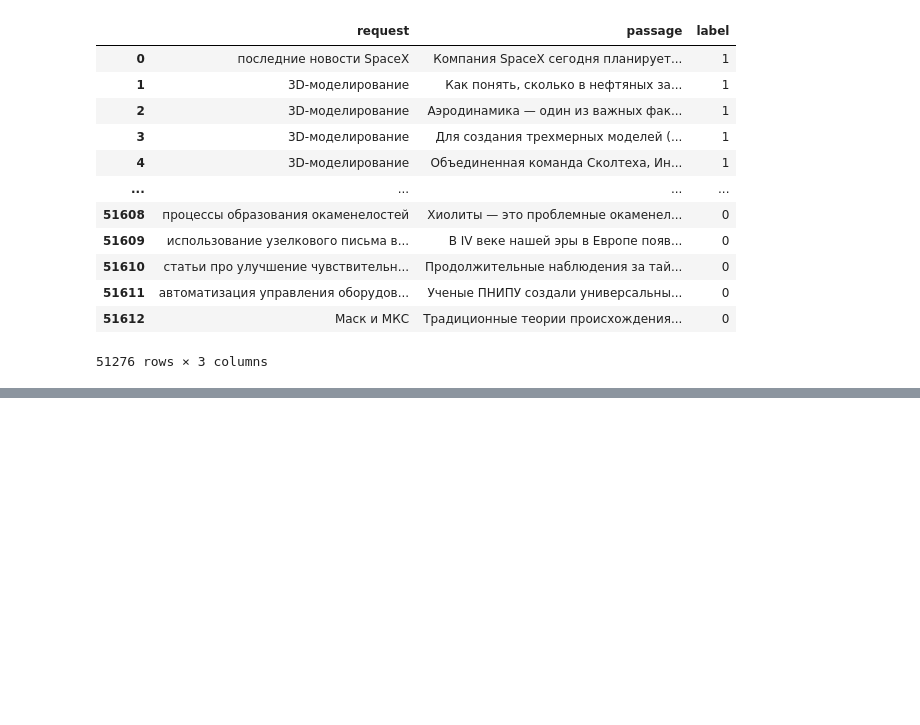
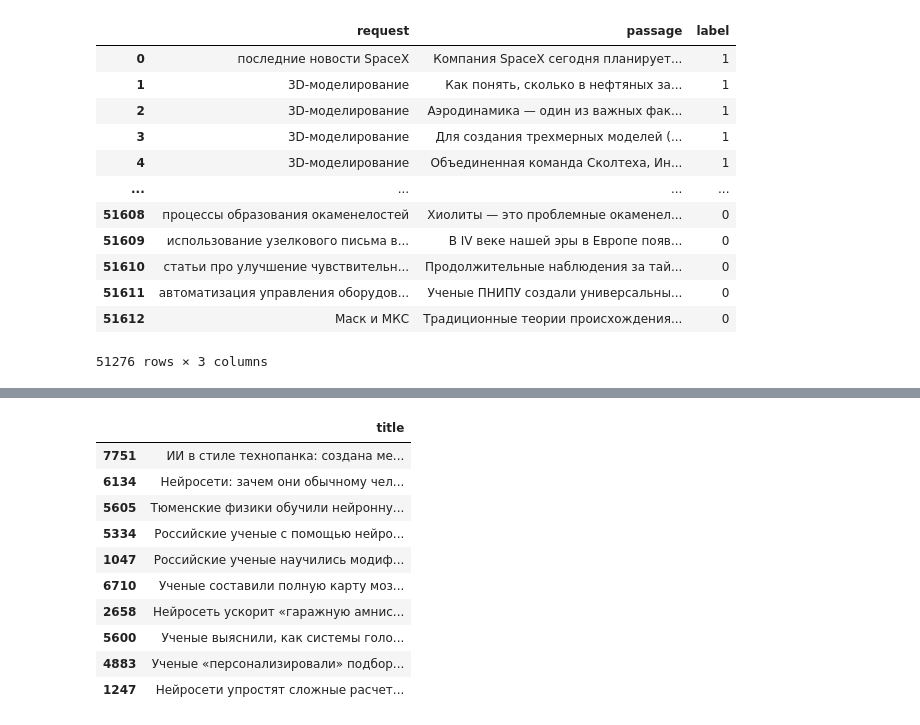
Before and after one commit to VladShajdulin/OTUS_project, a Jupyter notebook: OTUS_project.ipynb, the cells around one changed output, grey strips where cells are left out. Cells and saved outputs as stored; diff of their text form; code cells hidden in the pictures; blank space fills up the shorter version.

```diff
--- a/OTUS_project.ipynb
+++ b/OTUS_project.ipynb
@@ -114,12 +111,12 @@ def semantic_search(query, retriever, reranker, embeddings=embeddings, texts=tex
     documents = [[texts[i] for i in row] for row in raiting]
     pairs = [[(q, d) for d in row] for q, row in zip(query, documents)]
 
-    a = reranker.predict(pairs[0], convert_to_tensor=True)
+    a = reranker.predict(pairs[0], convert_to_tensor=True, batch_size=64)
     new_scores = torch.empty((n_q, top_n), dtype=a.dtype, device=device)
     new_scores[0, :] = a[:]
 
     for i in tqdm(range(1, len(pairs))):
-      new_scores[i, :] = reranker.predict(pairs[i], convert_to_tensor=True)[:]
+      new_scores[i, :] = reranker.predict(pairs[i], convert_to_tensor=True, batch_size=64)[:]
     ranks = torch.argsort(new_scores, descending=True, dim=-1).tolist()
     new_rating = [[rai[i] for i in ran] for rai, ran in zip(raiting, ranks)]
 
@@ -361,0 +405,7 @@ Warning: total number of rows (51276) exceeds max_rows (20000). Limiting to firs
+# %%
+query = list(test_req['request'])
+test_req['search_20_trained'] = semantic_search(query, retriever=model, reranker=pretrained_rr, top_k=20)
+test_req['search_10_trained'] = test_req['search_20_trained'].map(lambda x: x[:10])
+
+path = '/content/drive/MyDrive/Colab Notebooks/OTUS_project/final_search.csv'
+test_req.to_csv(path, index=False)
@@ -361,0 +431,31 @@ Warning: total number of rows (51276) exceeds max_rows (20000). Limiting to firs
+# %%
+def rec_from_search(to_search, search_result, retriever, reranker=None):
+  rel_tags = list(df.iloc[search_result].explode('tags')['tags'].unique())
+  pref_q = [f'query: {q}' for q in [to_search] + rel_tags]
+  request = retriever.encode(
+      pref_q,
+      convert_to_tensor=True,
+      device=device,
+      normalize_embeddings=True
+  )
+  scores = request[1:] @ request[0]
+  query = torch.argsort(scores, descending=True)[1].item()
+
+  return semantic_search(rel_tags[query], retriever=model, reranker=pretrained_rr, top_k=10)[0]
+# %%
+query = 'нейронные сети'
+test_search = semantic_search(query, retriever=model, reranker=None)[0]
+reccomends = rec_from_search(query, test_search, retriever=model, reranker=None)
+df.iloc[test_search][['title']]
+# %% [output]
+|  | title |
+| 7751 | ИИ в стиле технопанка: создана ме... |
+| 6134 | Нейросети: зачем они обычному чел... |
+| 5605 | Тюменские физики обучили нейронну... |
+| 5334 | Российские ученые с помощью нейро... |
+| 1047 | Российские ученые научились модиф... |
+| 6710 | Ученые составили полную карту моз... |
+| 2658 | Нейросеть ускорит «гаражную амнис... |
+| 5600 | Ученые выяснили, как системы голо... |
+| 4883 | Ученые «персонализировали» подбор... |
+| 1247 | Нейросети упростят сложные расчет... |
```
Also changed, not shown: parts of 18 cells of this notebook, 35 other files.
